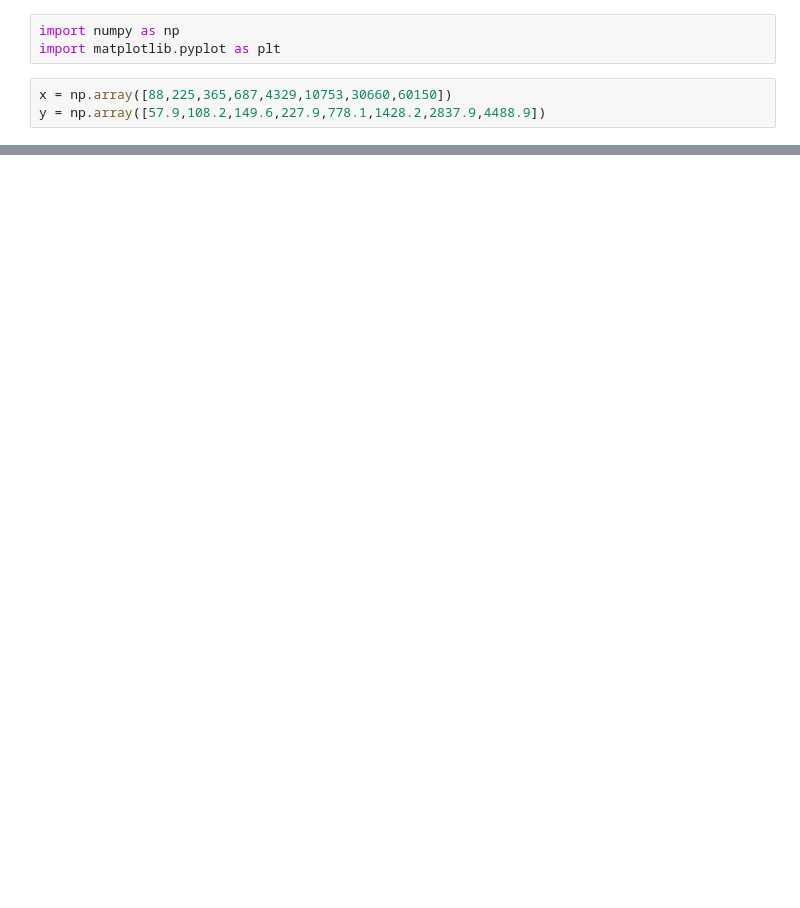
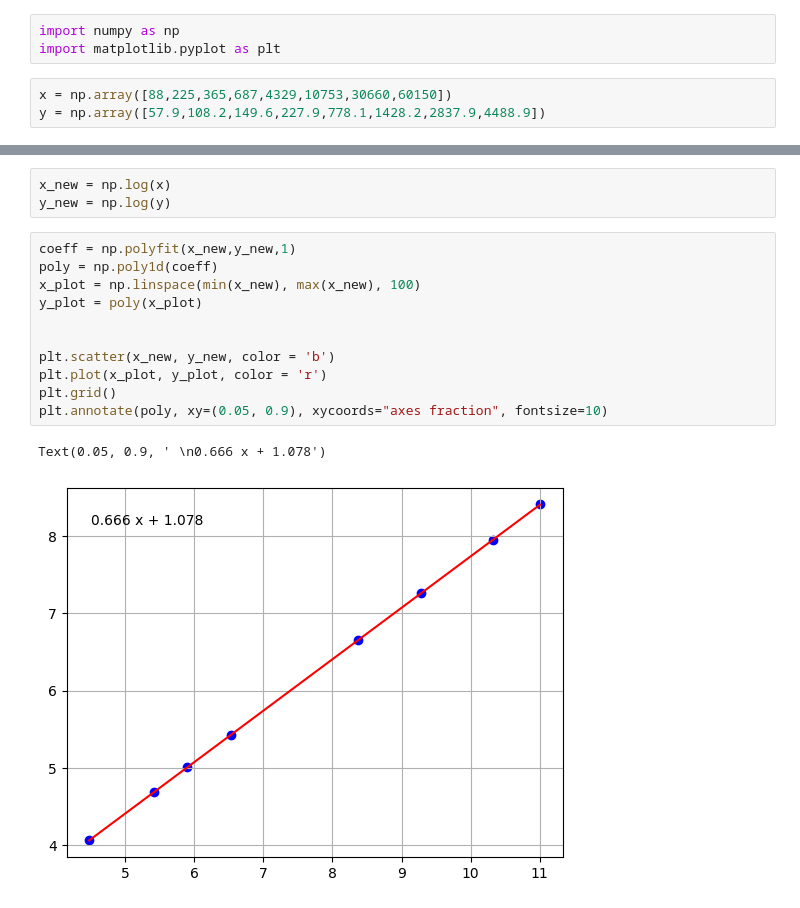
Before and after one commit to phoeurnkimhor/Mathematical-Modeling, a Jupyter notebook: Ch3Ex2.ipynb, the cells around one changed output, grey strips where cells are left out. Cells and saved outputs as stored; diff of their text form; blank space fills up the shorter version.

```diff
--- a/Ch3Ex2.ipynb
+++ b/Ch3Ex2.ipynb
@@ -7,3 +13,20 @@ y = np.array([57.9,108.2,149.6,227.9,778.1,1428.2,2837.9,4488.9])
+# %%
+x_new = np.log(x)
+y_new = np.log(y)
+# %%
+coeff = np.polyfit(x_new,y_new,1)
+poly = np.poly1d(coeff)
+x_plot = np.linspace(min(x_new), max(x_new), 100)
+y_plot = poly(x_plot)
+
+
+plt.scatter(x_new, y_new, color = 'b')
+plt.plot(x_plot, y_plot, color = 'r')
+plt.grid()
+plt.annotate(poly, xy=(0.05, 0.9), xycoords="axes fraction", fontsize=10)
+# %% [output]
+Text(0.05, 0.9, ' \n0.666 x + 1.078')
+[figure, added]
 # %%
 # Equation
 def equation(x):
```
Also changed, not shown: parts of 2 cells of this notebook.
